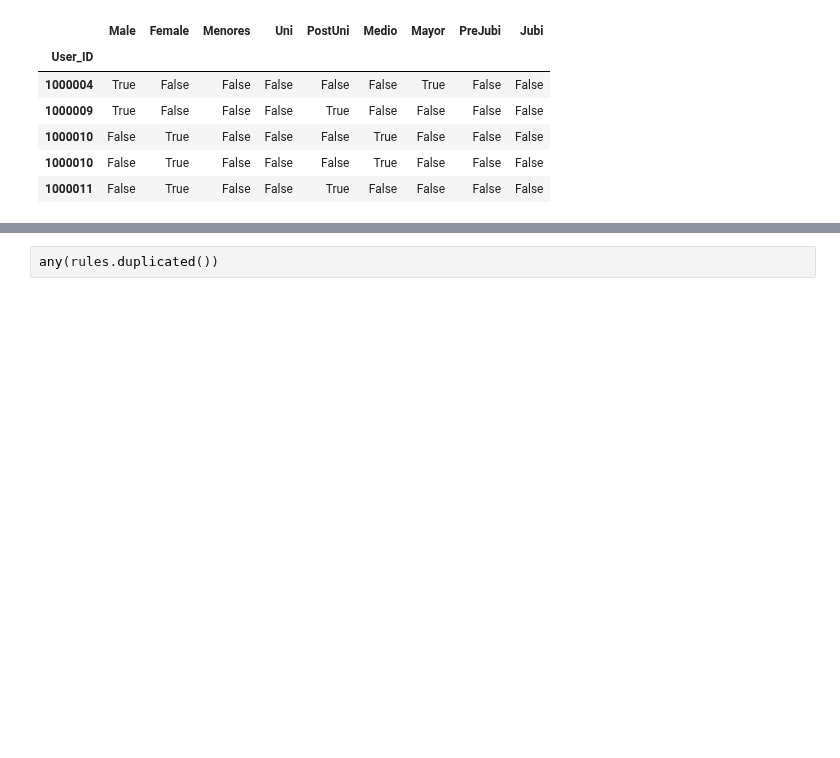
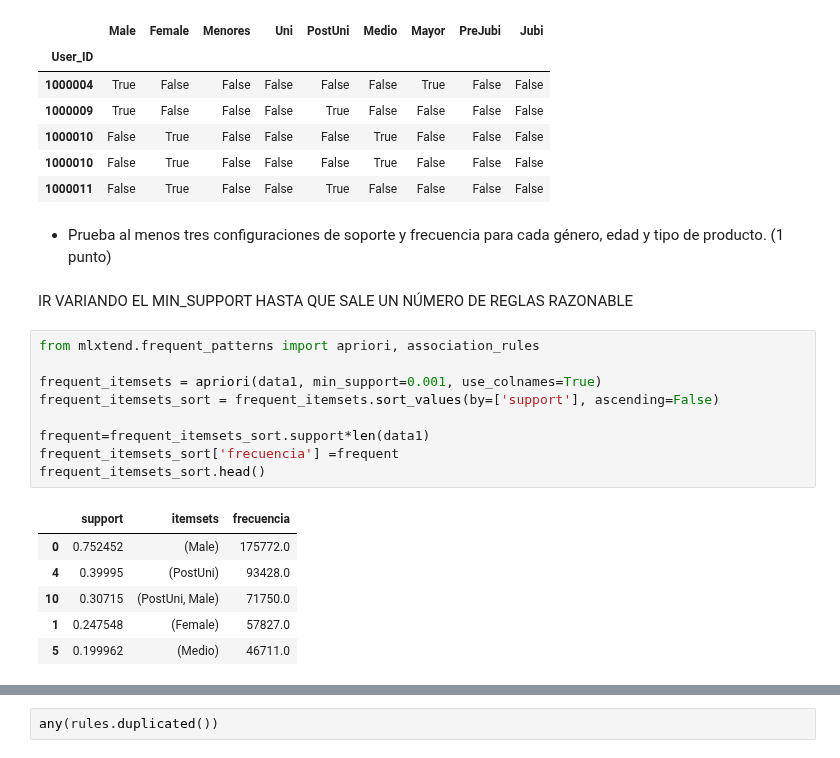
Before and after one commit to javierarteagapuell/deeplearning, a Jupyter notebook: Prac2Ej1.ipynb, the cells around one changed output, grey strips where cells are left out. Cells and saved outputs as stored; diff of their text form; blank space fills up the shorter version.

```diff
--- a/Prac2Ej1.ipynb
+++ b/Prac2Ej1.ipynb
@@ -108,6 +108,27 @@ data1.head()
 | 1000010 | False | True | False | False | False | True | False | False | False |
 | 1000010 | False | True | False | False | False | True | False | False | False |
 | 1000011 | False | True | False | False | True | False | False | False | False |
+# %% [markdown]
+- Prueba al menos tres configuraciones de soporte y frecuencia para cada género, edad y tipo de producto.
+(1 punto)
+# %% [markdown]
+IR VARIANDO EL MIN_SUPPORT HASTA QUE SALE UN NÚMERO DE REGLAS RAZONABLE
+# %%
+from mlxtend.frequent_patterns import apriori, association_rules
+
+frequent_itemsets = apriori(data1, min_support=0.001, use_colnames=True)
+frequent_itemsets_sort = frequent_itemsets.sort_values(by=['support'], ascending=False)
+
+frequent=frequent_itemsets_sort.support*len(data1)
+frequent_itemsets_sort['frecuencia'] =frequent
+frequent_itemsets_sort.head()
+# %% [output]
+|  | support | itemsets | frecuencia |
+| 0 | 0.752452 | (Male) | 175772.0 |
+| 4 | 0.39995 | (PostUni) | 93428.0 |
+| 10 | 0.30715 | (PostUni, Male) | 71750.0 |
+| 1 | 0.247548 | (Female) | 57827.0 |
+| 5 | 0.199962 | (Medio) | 46711.0 |
 # %%
 from mlxtend.frequent_patterns import apriori, association_rules
 
```
Also changed, not shown: parts of 25 cells of this notebook.
